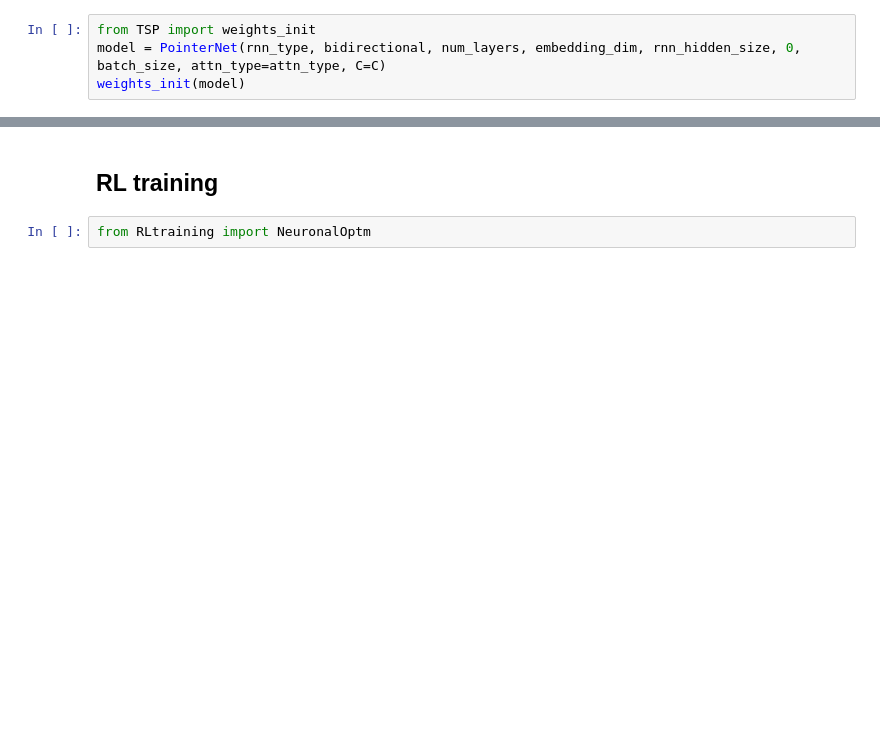
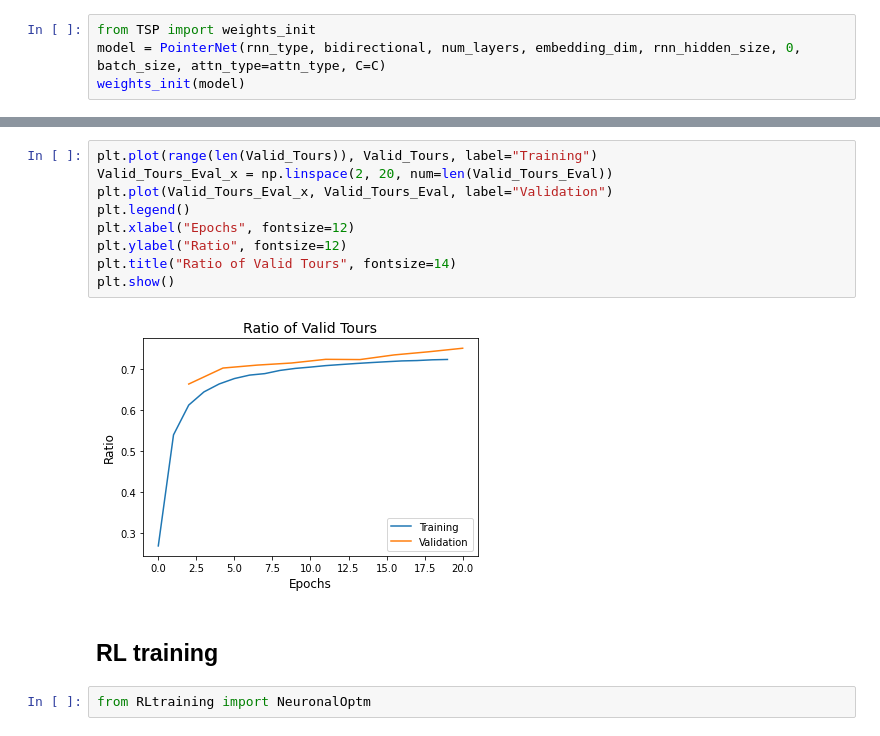
Before and after one commit to JoseVillagranE/Pointer-Networks, a Jupyter notebook: Experiments.ipynb, the cells around one changed output, grey strips where cells are left out. Drawn from its saved outputs; the diff is of its cells as text; blank space fills up the shorter version.

```diff
--- a/Experiments.ipynb
+++ b/Experiments.ipynb
@@ -125,3 +200,14 @@ eval_model(model, eval_ds, cudaAvailable, n_plt_tours=7, n_cols=3)
+# %%
+plt.plot(range(len(Valid_Tours)), Valid_Tours, label="Training")
+Valid_Tours_Eval_x = np.linspace(2, 20, num=len(Valid_Tours_Eval))
+plt.plot(Valid_Tours_Eval_x, Valid_Tours_Eval, label="Validation")
+plt.legend()
+plt.xlabel("Epochs", fontsize=12)
+plt.ylabel("Ratio", fontsize=12)
+plt.title("Ratio of Valid Tours", fontsize=14)
+plt.show()
+# %% [output]
+[figure, added]
 # %% [markdown]
 ## RL training
 # %%
```
Also changed, not shown: parts of 9 cells of this notebook, 2 other files.
